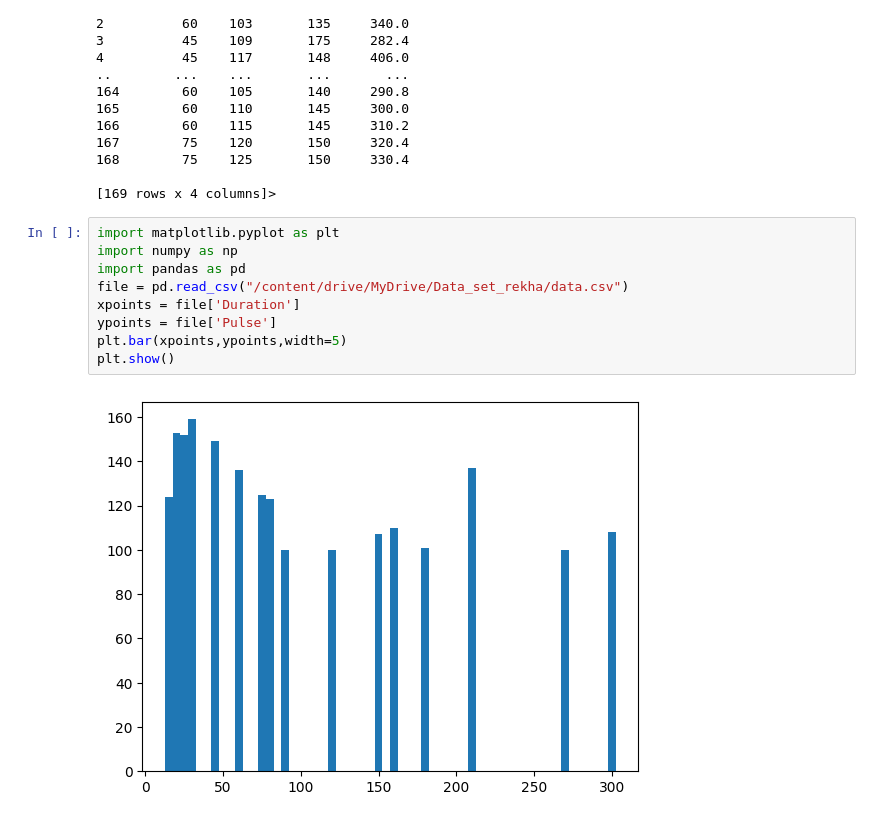
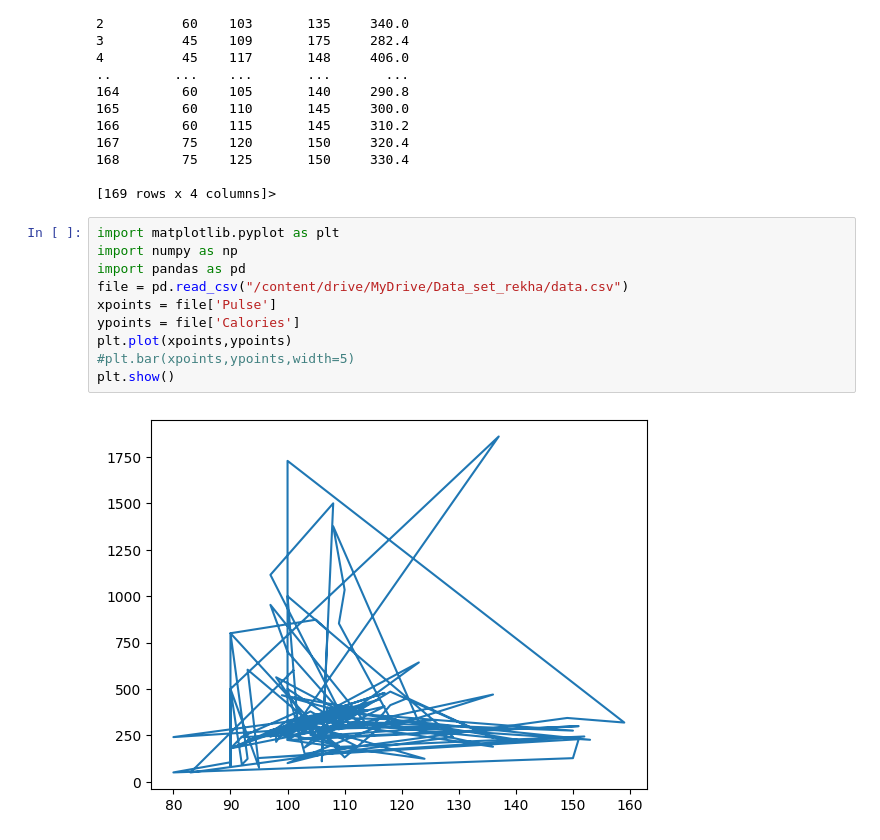
Before and after one commit to rekhachakkara/python_learning, a Jupyter notebook: matplotlib_excel.ipynb, the cells around one changed output. Saved outputs shown, nothing was run; the diff lists cells and outputs as text.

```diff
--- a/matplotlib_excel.ipynb
+++ b/matplotlib_excel.ipynb
@@ -47,11 +47,12 @@ print(data_display.to_string)
 # %%
 import matplotlib.pyplot as plt
 import numpy as np
 import pandas as pd
 file = pd.read_csv("/content/drive/MyDrive/Data_set_rekha/data.csv")
-xpoints = file['Duration']
-ypoints = file['Pulse']
-plt.bar(xpoints,ypoints,width=5)
+xpoints = file['Pulse']
+ypoints = file['Calories']
+plt.plot(xpoints,ypoints)
+#plt.bar(xpoints,ypoints,width=5)
 plt.show()
 # %% [output]
-[figure, old version]
+[figure, new version]
```
